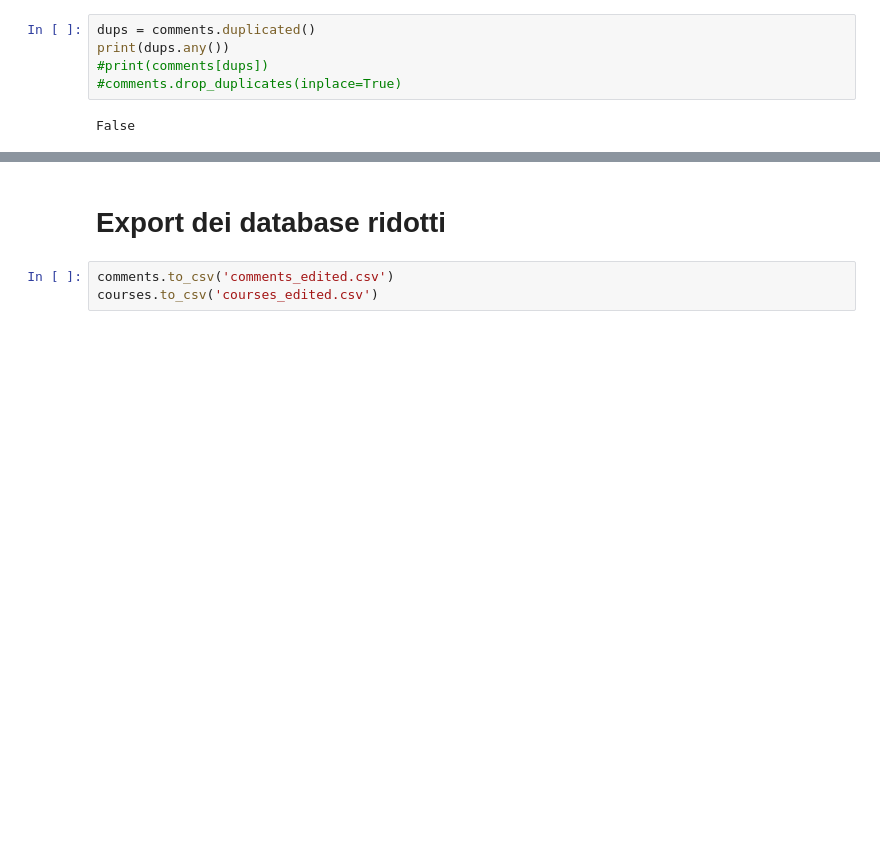
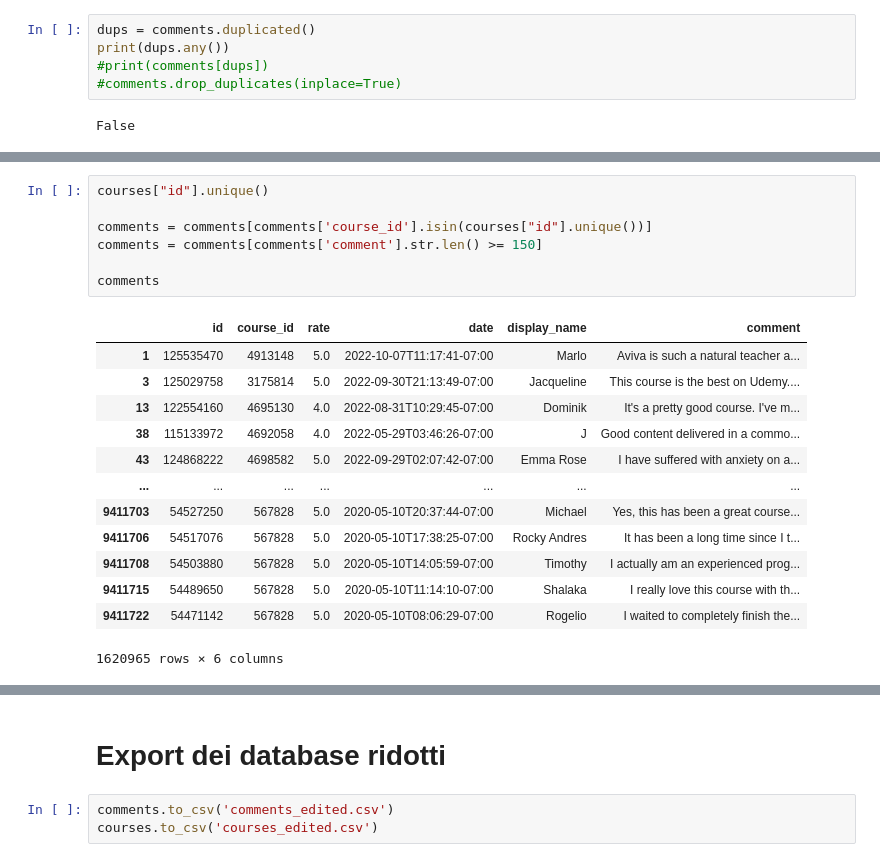
Before and after one commit to marcolg26/udemy, a Jupyter notebook: preprocessing.ipynb, the cells around one changed output, grey strips where cells are left out. Saved outputs shown, nothing was run; the diff lists cells and outputs as text; blank space fills up the shorter version.

```diff
--- a/preprocessing.ipynb
+++ b/preprocessing.ipynb
@@ -102 +114,22 @@ False
+# %%
+courses["id"].unique()
+
+comments = comments[comments['course_id'].isin(courses["id"].unique())]
+comments = comments[comments['comment'].str.len() >= 150]
+
+comments
+# %% [output]
+|  | id | course_id | rate | date | display_name | comment |
+| 1 | 125535470 | 4913148 | 5.0 | 2022-10-07T11:17:41-07:00 | Marlo | Aviva is such a natural teacher a... |
+| 3 | 125029758 | 3175814 | 5.0 | 2022-09-30T21:13:49-07:00 | Jacqueline | This course is the best on Udemy.... |
+| 13 | 122554160 | 4695130 | 4.0 | 2022-08-31T10:29:45-07:00 | Dominik | It's a pretty good course. I've m... |
+| 38 | 115133972 | 4692058 | 4.0 | 2022-05-29T03:46:26-07:00 | J | Good content delivered in a commo... |
+| 43 | 124868222 | 4698582 | 5.0 | 2022-09-29T02:07:42-07:00 | Emma Rose | I have suffered with anxiety on a... |
+| ... | ... | ... | ... | ... | ... | ... |
+| 9411703 | 54527250 | 567828 | 5.0 | 2020-05-10T20:37:44-07:00 | Michael | Yes, this has been a great course... |
+| 9411706 | 54517076 | 567828 | 5.0 | 2020-05-10T17:38:25-07:00 | Rocky Andres | It has been a long time since I t... |
+| 9411708 | 54503880 | 567828 | 5.0 | 2020-05-10T14:05:59-07:00 | Timothy | I actually am an experienced prog... |
+| 9411715 | 54489650 | 567828 | 5.0 | 2020-05-10T11:14:10-07:00 | Shalaka | I really love this course with th... |
+| 9411722 | 54471142 | 567828 | 5.0 | 2020-05-10T08:06:29-07:00 | Rogelio | I waited to completely finish the... |
+1620965 rows × 6 columns
 # %% [markdown]
```
Also changed, not shown: parts of 8 cells of this notebook.
